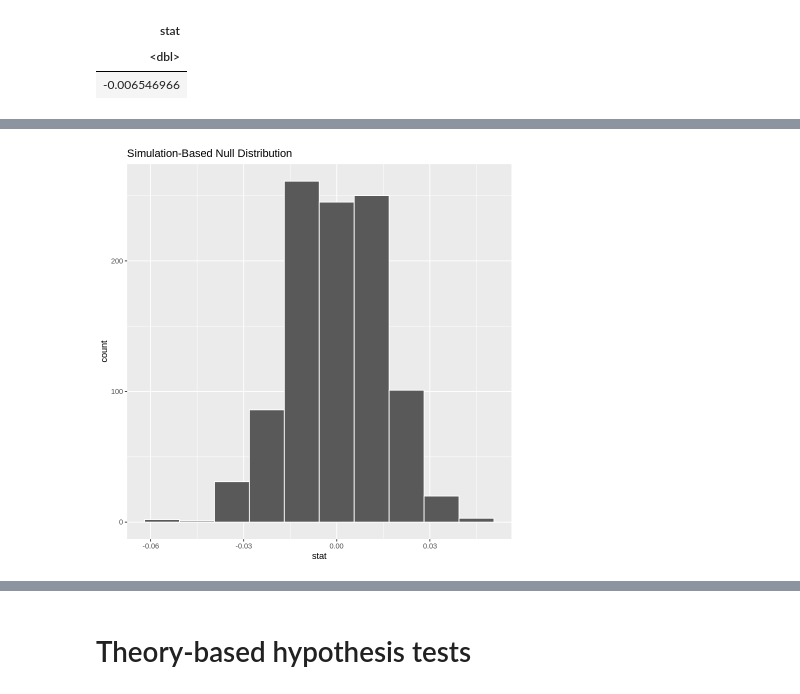
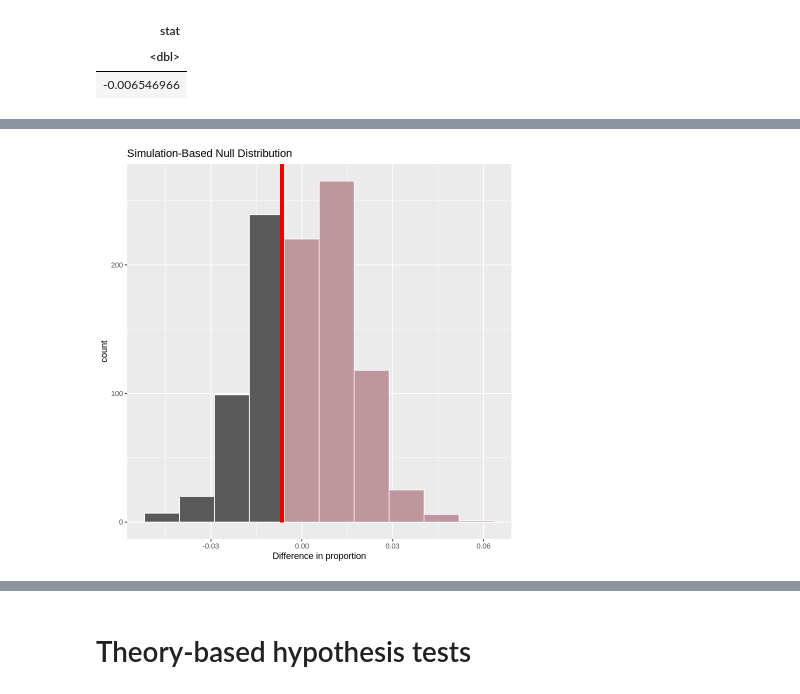
Before and after one commit to celike1/STAT201-Project, a Jupyter notebook: eda.ipynb, the cells around one changed output, grey strips where cells are left out. Cells and saved outputs as stored; diff of their text form; code cells hidden in the pictures.

```diff
--- a/eda.ipynb
+++ b/eda.ipynb
@@ -327,4 +342,6 @@ A infer: 1 × 1
 # %%
-visualize(null_distribution, bins =10)
+visualize(null_distribution, bins = 10) +
+  shade_p_value(obs_stat = obs_diff_prop, direction = "right") +
+    xlab("Difference in proportion")
 # %% [output]
-[figure, old version]
+[figure, new version]
```
Also changed, not shown: parts of 15 cells of this notebook.
